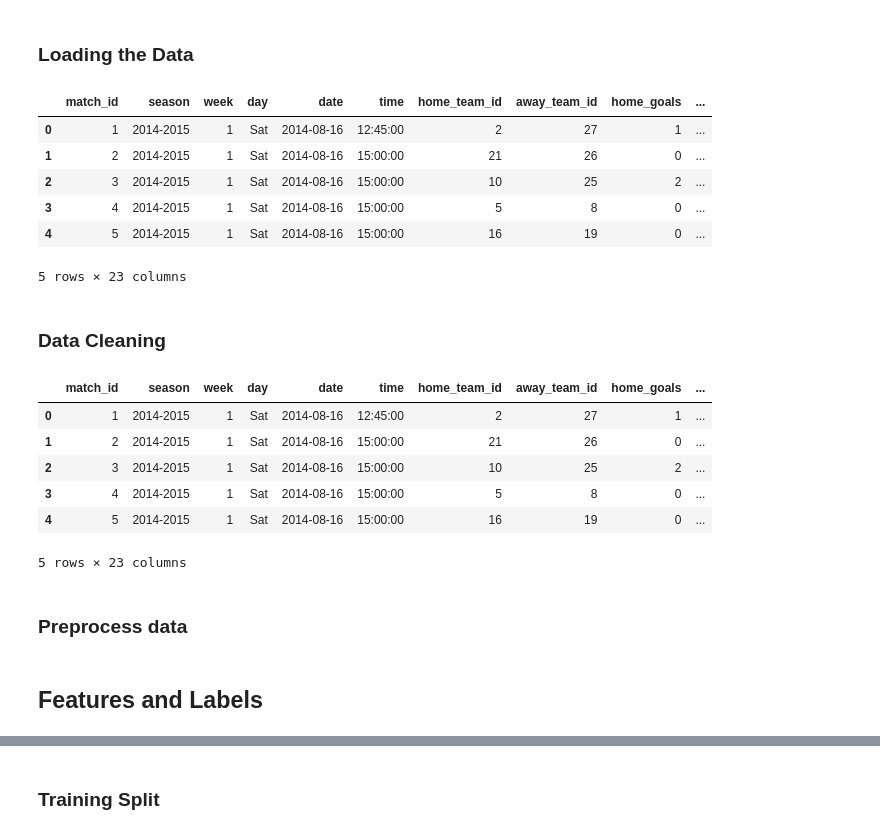
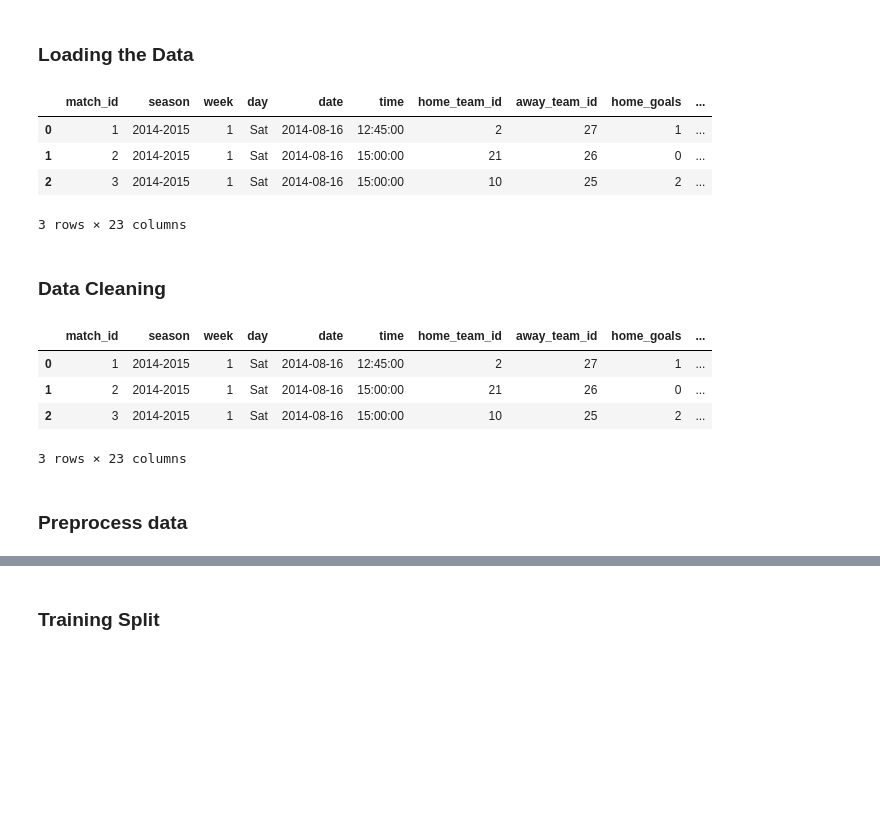
Before and after one commit to Loughlin1/EPL_ML_PREDICTOR, a Jupyter notebook: backend/app/services/development_notebooks/2_Training.ipynb, the cells around one changed output, grey strips where cells are left out. Drawn from its saved outputs; the diff is of its cells as text; code cells hidden in the pictures; blank space fills up the shorter version.

Commit message:
Improving model training and prediction pipelines

```diff
--- a/backend/app/services/development_notebooks/2_Training.ipynb
+++ b/backend/app/services/development_notebooks/2_Training.ipynb
@@ -52,30 +53,26 @@ print(backend_dir)
 ### Loading the Data
 # %%
 from app.services.data_processing.data_loader import load_training_data
-df = load_training_data()
-df.head()
+df = load_training_data(2014)
+df.head(3)
 # %% [output]
 |  | match_id | season | week | day | date | time | home_team_id | away_team_id | home_goals | ... |
 | 0 | 1 | 2014-2015 | 1 | Sat | 2014-08-16 | 12:45:00 | 2 | 27 | 1 | ... |
 | 1 | 2 | 2014-2015 | 1 | Sat | 2014-08-16 | 15:00:00 | 21 | 26 | 0 | ... |
 | 2 | 3 | 2014-2015 | 1 | Sat | 2014-08-16 | 15:00:00 | 10 | 25 | 2 | ... |
-| 3 | 4 | 2014-2015 | 1 | Sat | 2014-08-16 | 15:00:00 | 5 | 8 | 0 | ... |
-| 4 | 5 | 2014-2015 | 1 | Sat | 2014-08-16 | 15:00:00 | 16 | 19 | 0 | ... |
-5 rows × 23 columns
+3 rows × 23 columns
 # %% [markdown]
 ### Data Cleaning
 # %%
 from app.services.data_processing.data_loader import clean_data
 
 df = clean_data(df)
-df.head()
+df.head(3)
 # %% [output]
 |  | match_id | season | week | day | date | time | home_team_id | away_team_id | home_goals | ... |
 | 0 | 1 | 2014-2015 | 1 | Sat | 2014-08-16 | 12:45:00 | 2 | 27 | 1 | ... |
 | 1 | 2 | 2014-2015 | 1 | Sat | 2014-08-16 | 15:00:00 | 21 | 26 | 0 | ... |
 | 2 | 3 | 2014-2015 | 1 | Sat | 2014-08-16 | 15:00:00 | 10 | 25 | 2 | ... |
-| 3 | 4 | 2014-2015 | 1 | Sat | 2014-08-16 | 15:00:00 | 5 | 8 | 0 | ... |
-| 4 | 5 | 2014-2015 | 1 | Sat | 2014-08-16 | 15:00:00 | 16 | 19 | 0 | ... |
-5 rows × 23 columns
+3 rows × 23 columns
 # %% [markdown]
 ### Preprocess data
@@ -86,2 +78,0 @@ X, y = preprocess_data(df)
-# %% [markdown]
-## Features and Labels
```
Also changed, not shown: parts of 35 cells of this notebook, 35 other files.
